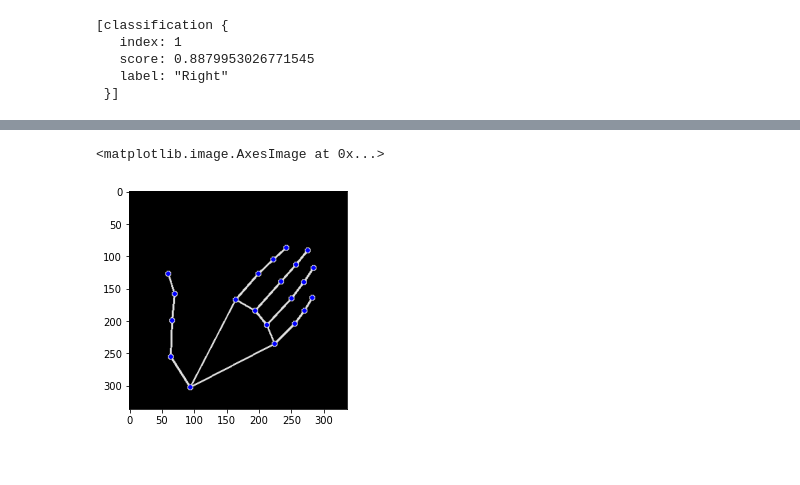
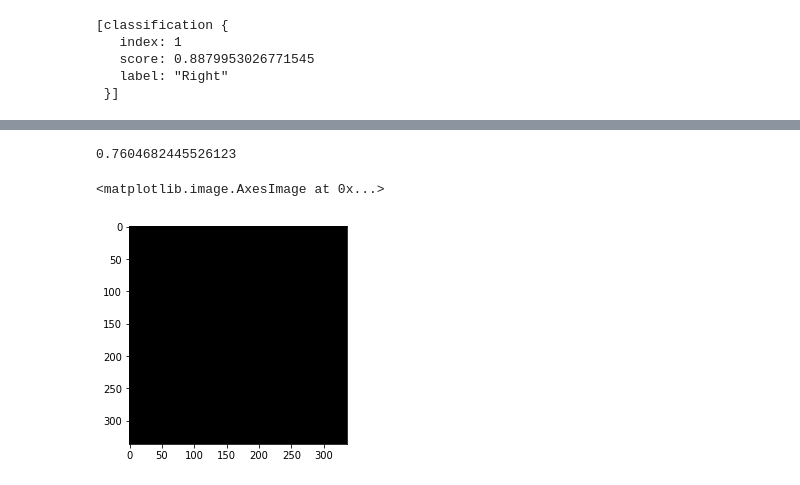
Before and after one commit to BartekStok/rps-game, a Jupyter notebook: rps_data_aug.ipynb, the cells around one changed output, grey strips where cells are left out. Cells and saved outputs as stored; diff of their text form; code cells hidden in the pictures.

```diff
--- a/rps_data_aug.ipynb
+++ b/rps_data_aug.ipynb
@@ -88,6 +87,10 @@ plt.imshow(blank_annotated_image)
 [figure]
-# %%
-plt.imshow(blank_annotated_image)
-# %% [output]
-<matplotlib.image.AxesImage at 0x...>
-[figure, removed]
+# %%
+print(result.multi_hand_landmarks[0].landmark[mp_hands.HandLandmark.PINKY_PIP].x)
+blank_annotated_image = np.zeros(paper1.shape, np.float32)
+
+plt.imshow(blank_annotated_image)
+# %% [output]
+0.7604682445526123
+<matplotlib.image.AxesImage at 0x...>
+[figure, added]
```
Also changed, not shown: parts of 5 cells of this notebook, 4 other files.
